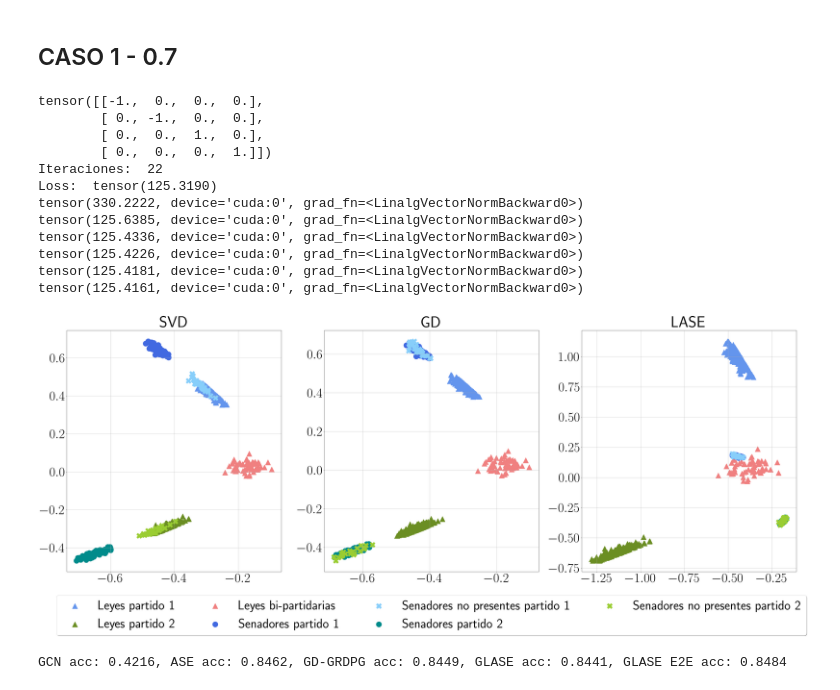
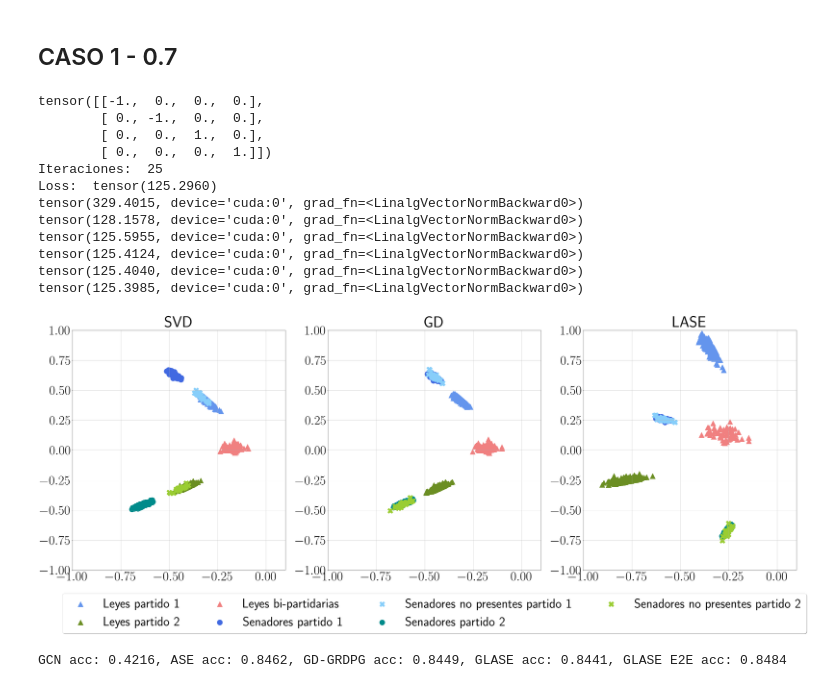
Before and after one commit to sofiperez91/LASE, a Jupyter notebook: notebooks/senators_link_prediction.ipynb, the cells around one changed output. Cells and saved outputs as stored; diff of their text form; code cells hidden in the pictures.

```diff
--- a/notebooks/senators_link_prediction.ipynb
+++ b/notebooks/senators_link_prediction.ipynb
@@ -135,8 +135,8 @@ x_glase = out.detach().to('cpu')
 x_ase = x_ase.to('cpu')
 
 
-x_grdpg = align_Xs(x_grdpg, x_ase)
-x_glase = align_Xs(x_glase, x_ase)
+x_grdpg_p = align_Xs(x_grdpg, x_ase)
+x_glase_p = align_Xs(x_glase, x_ase)
 
 
 torch.manual_seed(42)
@@ -148,55 +148,72 @@ tensor([[-1.,  0.,  0.,  0.],
         [ 0., -1.,  0.,  0.],
         [ 0.,  0.,  1.,  0.],
         [ 0.,  0.,  0.,  1.]])
-Iteraciones:  22
-Loss:  tensor(125.3190)
-tensor(330.2222, device='cuda:0', grad_fn=<LinalgVectorNormBackward0>)
-tensor(125.6385, device='cuda:0', grad_fn=<LinalgVectorNormBackward0>)
-tensor(125.4336, device='cuda:0', grad_fn=<LinalgVectorNormBackward0>)
-tensor(125.4226, device='cuda:0', grad_fn=<LinalgVectorNormBackward0>)
-tensor(125.4181, device='cuda:0', grad_fn=<LinalgVectorNormBackward0>)
-tensor(125.4161, device='cuda:0', grad_fn=<LinalgVectorNormBackward0>)
+Iteraciones:  25
+Loss:  tensor(125.2960)
+tensor(329.4015, device='cuda:0', grad_fn=<LinalgVectorNormBackward0>)
+tensor(128.1578, device='cuda:0', grad_fn=<LinalgVectorNormBackward0>)
+tensor(125.5955, device='cuda:0', grad_fn=<LinalgVectorNormBackward0>)
+tensor(125.4124, device='cuda:0', grad_fn=<LinalgVectorNormBackward0>)
+tensor(125.4040, device='cuda:0', grad_fn=<LinalgVectorNormBackward0>)
+tensor(125.3985, device='cuda:0', grad_fn=<LinalgVectorNormBackward0>)
 # %%
 plt.rcParams['lines.linewidth'] = 3
 plt.rcParams['text.usetex'] = True
 plt.rcParams['font.size'] = 60
 plt.rcParams['lines.markersize'] = 25
 plt.rcParams['axes.grid'] = True
 
 
 fig, axes = plt.subplots(1, 3, figsize =(60,20))
 
 axes[0].scatter(x_ase[n_P1+n_P2:n_P1+n_P2+n_L1,0],x_ase[n_P1+n_P2:n_P1+n_P2+n_L1,2], c='cornflowerblue',marker='^',label='Leyes partido 1')
 axes[0].scatter(x_ase[n_P1+n_P2+n_L1:n_P1+n_P2+n_L1+n_L2,0],x_ase[n_P1+n_P2+n_L1:n_P1+n_P2+n_L1+n_L2,2],c='olivedrab',marker='^',label='Leyes partido 2')
 axes[0].scatter(x_ase[n_P1+n_P2+n_L1+n_L2:,0],x_ase[n_P1+n_P2+n_L1+n_L2:,2],c='lightcoral',marker='^',label='Leyes bi-partidarias')
 axes[0].scatter(x_ase[n_P1_np:n_P1,0],x_ase[n_P1_np:n_P1,2], c='royalblue',marker='o',label='Senadores partido 1')
 axes[0].scatter(x_ase[:n_P1_np,0],x_ase[:n_P1_np,2], c='lightskyblue',marker='X',label='Senadores no presentes partido 1')
 axes[0].scatter(x_ase[n_P1+n_P2_np:n_P1+n_P2,0],x_ase[n_P1+n_P2_np:n_P1+n_P2,2], c='darkcyan',marker='o',label='Senadores partido 2')
 axes[0].scatter(x_ase[n_P1:n_P1+n_P2_np,0],x_ase[n_P1:n_P1+n_P2_np,2], c='yellowgreen',marker='X',label='Senadores no presentes partido 2')
 axes[0].set_title('SVD')
+axes[0].set_xlim(-1,0.1)
+axes[0].set_ylim(-1,1)
 
-axes[1].scatter(x_grdpg[n_P1+n_P2:n_P1+n_P2+n_L1,0],x_grdpg[n_P1+n_P2:n_P1+n_P2+n_L1,2], c='cornflowerblue',marker='^',label='Leyes partido 1')
-axes[1].scatter(x_grdpg[n_P1+n_P2+n_L1:n_P1+n_P2+n_L1+n_L2,0],x_grdpg[n_P1+n_P2+n_L1:n_P1+n_P2+n_L1+n_L2,2],c='olivedrab',marker='^',label='Leyes partido 2')
-axes[1].scatter(x_grdpg[n_P1+n_P2+n_L1+n_L2:,0],x_grdpg[n_P1+n_P2+n_L1+n_L2:,2],c='lightcoral',marker='^',label='Leyes bi-partidarias')
-axes[1].scatter(x_grdpg[n_P1_np:n_P1,0],x_grdpg[n_P1_np:n_P1,2], c='royalblue',marker='o',label='Senadores partido 1')
-axes[1].scatter(x_grdpg[:n_P1_np,0],x_grdpg[:n_P1_np,2], c='lightskyblue',marker='X',label='Senadores no presentes partido 1')
-axes[1].scatter(x_grdpg[n_P1+n_P2_np:n_P1+n_P2,0],x_grdpg[n_P1+n_P2_np:n_P1+n_P2,2], c='darkcyan',marker='o',label='Senadores partido 2')
-axes[1].scatter(x_grdpg[n_P1:n_P1+n_P2_np,0],x_grdpg[n_P1:n_P1+n_P2_np,2], c='yellowgreen',marker='X',label='Senadores no presentes partido 2')
+axes[1].scatter(x_grdpg_p[n_P1+n_P2:n_P1+n_P2+n_L1,0],x_grdpg_p[n_P1+n_P2:n_P1+n_P2+n_L1,2], c='cornflowerblue',marker='^',label='Leyes partido 1')
+axes[1].scatter(x_grdpg_p[n_P1+n_P2+n_L1:n_P1+n_P2+n_L1+n_L2,0],x_grdpg_p[n_P1+n_P2+n_L1:n_P1+n_P2+n_L1+n_L2,2],c='olivedrab',marker='^',label='Leyes partido 2')
+axes[1].scatter(x_grdpg_p[n_P1+n_P2+n_L1+n_L2:,0],x_grdpg_p[n_P1+n_P2+n_L1+n_L2:,2],c='lightcoral',marker='^',label='Leyes bi-partidarias')
+axes[1].scatter(x_grdpg_p[n_P1_np:n_P1,0],x_grdpg_p[n_P1_np:n_P1,2], c='royalblue',marker='o',label='Senadores partido 1')
+axes[1].scatter(x_grdpg_p[:n_P1_np,0],x_grdpg_p[:n_P1_np,2], c='lightskyblue',marker='X',label='Senadores no presentes partido 1')
+axes[1].scatter(x_grdpg_p[n_P1+n_P2_np:n_P1+n_P2,0],x_grdpg_p[n_P1+n_P2_np:n_P1+n_P2,2], c='darkcyan',marker='o',label='Senadores partido 2')
+axes[1].scatter(x_grdpg_p[n_P1:n_P1+n_P2_np,0],x_grdpg_p[n_P1:n_P1+n_P2_np,2], c='yellowgreen',marker='X',label='Senadores no presentes partido 2')
+axes[1].set_title('GD')
+axes[1].set_xlim(-1,0.1)
+axes[1].set_ylim(-1,1)
 
-axes[1].set_title('GD')
+axes[2].scatter(x_glase_p[n_P1+n_P2:n_P1+n_P2+n_L1,0],x_glase_p[n_P1+n_P2:n_P1+n_P2+n_L1,2], c='cornflowerblue',marker='^',label='Leyes partido 1')
+axes[2].scatter(x_glase_p[n_P1+n_P2+n_L1:n_P1+n_P2+n_L1+n_L2,0],x_glase_p[n_P1+n_P2+n_L1:n_P1+n_P2+n_L1+n_L2,2],c='olivedrab',marker='^',label='Leyes partido 2')
+axes[2].scatter(x_glase_p[n_P1+n_P2+n_L1+n_L2:,0],x_glase_p[n_P1+n_P2+n_L1+n_L2:,2],c='lightcoral',marker='^',label='Leyes bi-partidarias')
+axes[2].scatter(x_glase_p[n_P1_np:n_P1,0],x_glase_p[n_P1_np:n_P1,2], c='royalblue',marker='o',label='Senadores partido 1')
+axes[2].scatter(x_glase_p[:n_P1_np,0],x_glase_p[:n_P1_np,2], c='lightskyblue',marker='X',label='Senadores no presentes partido 1')
+axes[2].scatter(x_glase_p[n_P1+n_P2_np:n_P1+n_P2,0],x_glase_p[n_P1+n_P2_np:n_P1+n_P2,2], c='darkcyan',marker='o',label='Senadores partido 2')
+axes[2].scatter(x_glase_p[n_P1:n_P1+n_P2_np,0],x_glase_p[n_P1:n_P1+n_P2_np,2], c='yellowgreen',marker='X',label='Senadores no presentes partido 2')
+axes[2].set_title('LASE')
+axes[2].set_xlim(-1,0.1)
+axes[2].set_ylim(-1,1)
 
-axes[2].scatter(x_glase[n_P1+n_P2:n_P1+n_P2+n_L1,0],x_glase[n_P1+n_P2:n_P1+n_P2+n_L1,2], c='cornflowerblue',marker='^',label='Leyes partido 1')
-axes[2].scatter(x_glase[n_P1+n_P2+n_L1:n_P1+n_P2+n_L1+n_L2,0],x_glase[n_P1+n_P2+n_L1:n_P1+n_P2+n_L1+n_L2,2],c='olivedrab',marker='^',label='Leyes partido 2')
-axes[2].scatter(x_glase[n_P1+n_P2+n_L1+n_L2:,0],x_glase[n_P1+n_P2+n_L1+n_L2:,2],c='lightcoral',marker='^',label='Leyes bi-partidarias')
-axes[2].scatter(x_glase[n_P1_np:n_P1,0],x_glase[n_P1_np:n_P1,2], c='royalblue',marker='o',label='Senadores partido 1')
-axes[2].scatter(x_glase[:n_P1_np,0],x_glase[:n_P1_np,2], c='lightskyblue',marker='X',label='Senadores no presentes partido 1')
-axes[2].scatter(x_glase[n_P1+n_P2_np:n_P1+n_P2,0],x_glase[n_P1+n_P2_np:n_P1+n_P2,2], c='darkcyan',marker='o',label='Senadores partido 2')
-axes[2].scatter(x_glase[n_P1:n_P1+n_P2_np,0],x_glase[n_P1:n_P1+n_P2_np,2], c='yellowgreen',marker='X',label='Senadores no presentes partido 2')
-axes[2].set_title('LASE')
+# axes[3].scatter(x_glase[n_P1+n_P2:n_P1+n_P2+n_L1,0],x_glase[n_P1+n_P2:n_P1+n_P2+n_L1,2], c='cornflowerblue',marker='^',label='Leyes partido 1')
+# axes[3].scatter(x_glase[n_P1+n_P2+n_L1:n_P1+n_P2+n_L1+n_L2,0],x_glase[n_P1+n_P2+n_L1:n_P1+n_P2+n_L1+n_L2,2],c='olivedrab',marker='^',label='Leyes partido 2')
+# axes[3].scatter(x_glase[n_P1+n_P2+n_L1+n_L2:,0],x_glase[n_P1+n_P2+n_L1+n_L2:,2],c='lightcoral',marker='^',label='Leyes bi-partidarias')
+# axes[3].scatter(x_glase[n_P1_np:n_P1,0],x_glase[n_P1_np:n_P1,2], c='royalblue',marker='o',label='Senadores partido 1')
+# axes[3].scatter(x_glase[:n_P1_np,0],x_glase[:n_P1_np,2], c='lightskyblue',marker='X',label='Senadores no presentes partido 1')
+# axes[3].scatter(x_glase[n_P1+n_P2_np:n_P1+n_P2,0],x_glase[n_P1+n_P2_np:n_P1+n_P2,2], c='darkcyan',marker='o',label='Senadores partido 2')
+# axes[3].scatter(x_glase[n_P1:n_P1+n_P2_np,0],x_glase[n_P1:n_P1+n_P2_np,2], c='yellowgreen',marker='X',label='Senadores no presentes partido 2')
+# axes[3].set_title('LASE')
+# axes[3].set_xlim(-1.5,0.5)
+# axes[3].set_ylim(-0.75,0.75)
+
 plt.legend(loc='upper center', bbox_to_anchor=(-0.7, -0.07),fancybox=True, shadow=True, ncol=4)
 plt.show()
 # %% [output]
-[figure, old version]
+[figure, new version]
 # %%
 inverted_mask_matrix = (torch.ones([num_nodes,num_nodes]).squeeze(0) - mask.to('cpu'))
 model_1, model_2, model_3, model_4, model_5, acc_gcn, acc_ase, acc_grdpg, acc_glase, acc_glase_e2e = link_prediction_Transformer(edge_index, edge_index_2, Q, mask, inverted_mask_matrix, data, 5, 4)
```
Also changed, not shown: 15 other files.
